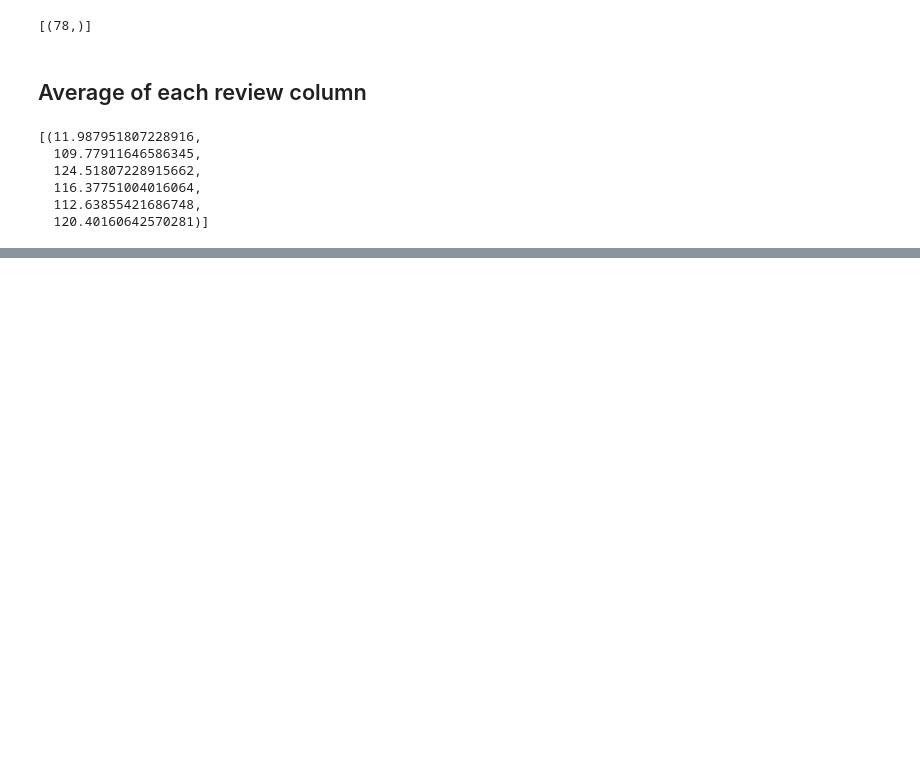
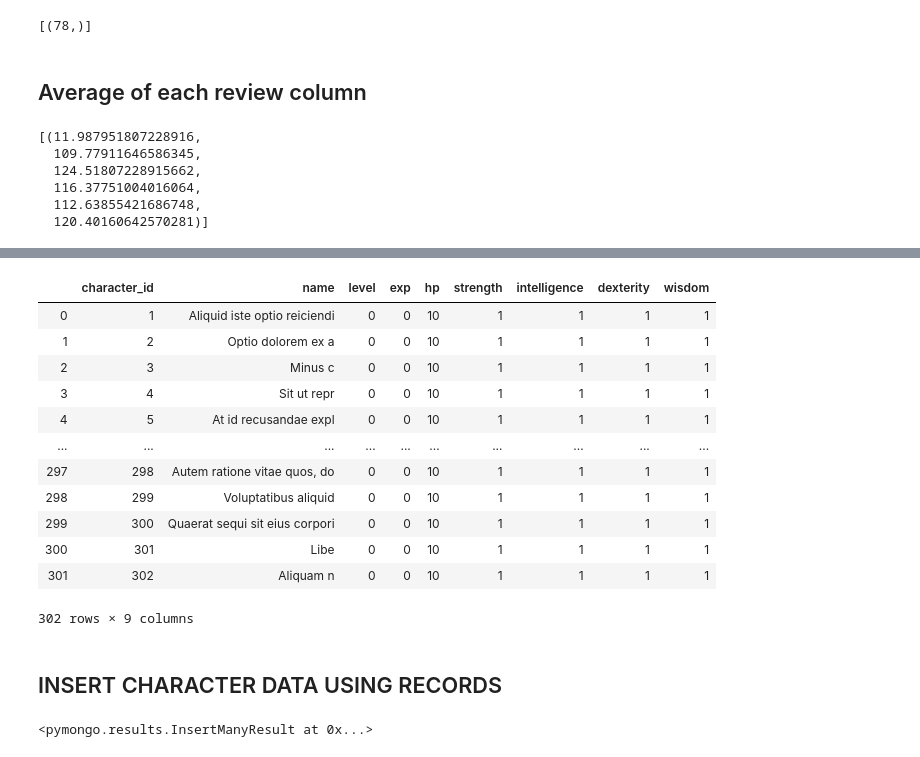
Before and after one commit to Faraaztqureshi/DS-Unit-3-Sprint-2-SQL-and-Databases, a Jupyter notebook: module1-introduction-to-sql/buddymove_holiday.ipynb, the cells around one changed output, grey strips where cells are left out. Saved outputs shown, nothing was run; the diff lists cells and outputs as text; code cells hidden in the pictures; blank space fills up the shorter version.

```diff
--- a/module1-introduction-to-sql/buddymove_holiday.ipynb
+++ b/module1-introduction-to-sql/buddymove_holiday.ipynb
@@ -312,0 +513,12 @@ mongodb://Faraaz:<password>@cluster0-shard-00-00-kdeaz.mongodb.net:27017,cluster
+# %%
+import pandas as pd
+import sqlite3
+
+# Read sqlite query results into a pandas DataFrame
+con = sqlite3.connect('/Users/faraazqureshi/repos/DS-Unit-3-Sprint-2-SQL-and-Databases/module1-introduction-to-sql/rpg_db.sqlite3')
+df = pd.read_sql_query("SELECT * from charactercreator_character ", con)
+
+# Verify that result of SQL query is stored in the dataframe
+print(df.head())
+
+con.close()
@@ -312,0 +539,22 @@ mongodb://Faraaz:<password>@cluster0-shard-00-00-kdeaz.mongodb.net:27017,cluster
+# %%
+df
+# %% [output]
+|  | character_id | name | level | exp | hp | strength | intelligence | dexterity | wisdom |
+| 0 | 1 | Aliquid iste optio reiciendi | 0 | 0 | 10 | 1 | 1 | 1 | 1 |
+| 1 | 2 | Optio dolorem ex a | 0 | 0 | 10 | 1 | 1 | 1 | 1 |
+| 2 | 3 | Minus c | 0 | 0 | 10 | 1 | 1 | 1 | 1 |
+| 3 | 4 | Sit ut repr | 0 | 0 | 10 | 1 | 1 | 1 | 1 |
+| 4 | 5 | At id recusandae expl | 0 | 0 | 10 | 1 | 1 | 1 | 1 |
+| ... | ... | ... | ... | ... | ... | ... | ... | ... | ... |
+| 297 | 298 | Autem ratione vitae quos, do | 0 | 0 | 10 | 1 | 1 | 1 | 1 |
+| 298 | 299 | Voluptatibus aliquid | 0 | 0 | 10 | 1 | 1 | 1 | 1 |
+| 299 | 300 | Quaerat sequi sit eius corpori | 0 | 0 | 10 | 1 | 1 | 1 | 1 |
+| 300 | 301 | Libe | 0 | 0 | 10 | 1 | 1 | 1 | 1 |
+| 301 | 302 | Aliquam n | 0 | 0 | 10 | 1 | 1 | 1 | 1 |
+302 rows × 9 columns
+# %% [markdown]
+## INSERT CHARACTER DATA USING RECORDS
+# %%
+db.test.insert_many(df.to_dict('records'))
+# %% [output]
+<pymongo.results.InsertManyResult at 0x...>
```
Also changed, not shown: parts of 26 cells of this notebook.
